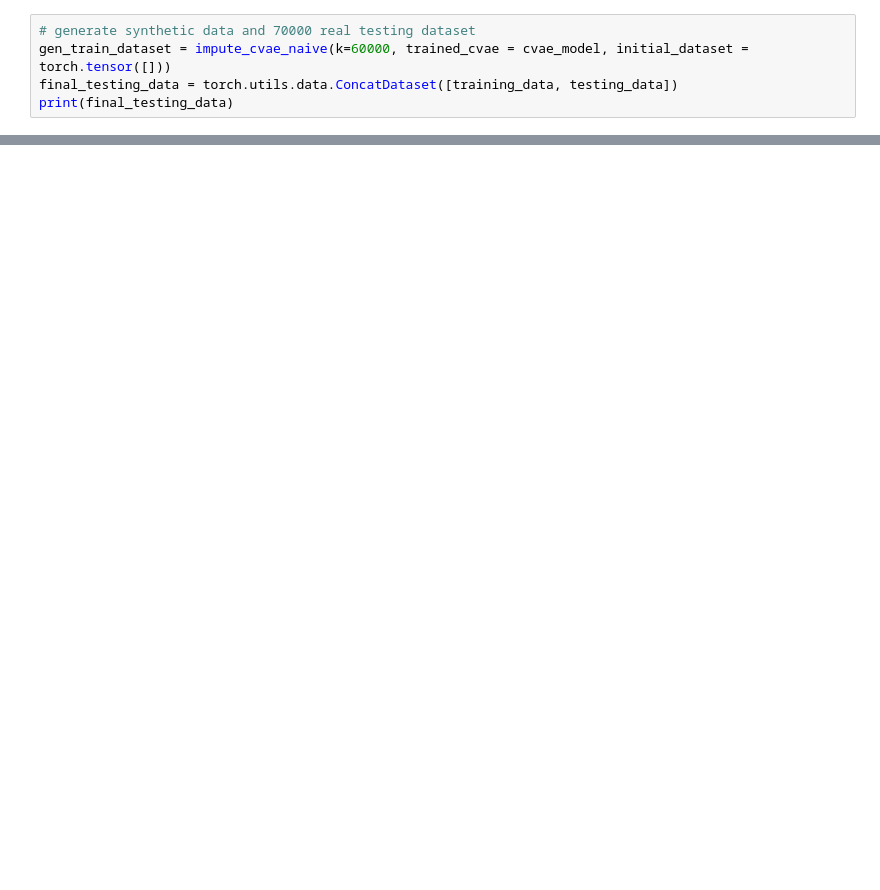
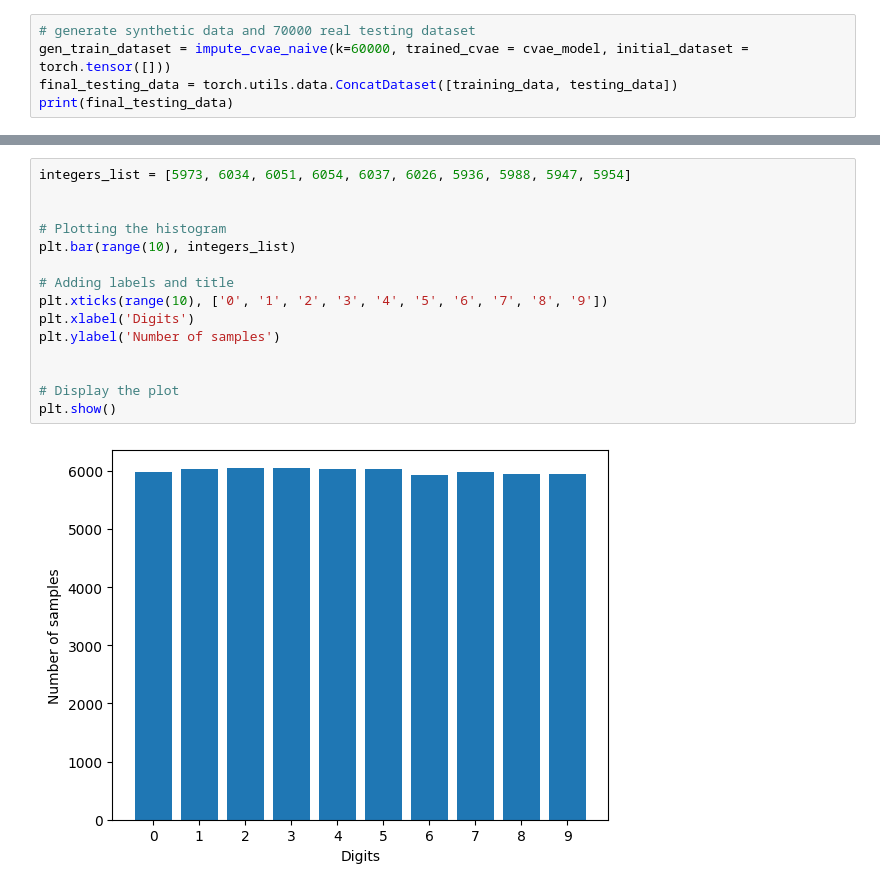
Before and after one commit to FederatedRP2024Delft/GenFL, a Jupyter notebook: src/jupyter_notebook/mnist_cvae.ipynb, the cells around one changed output, grey strips where cells are left out. Saved outputs shown, nothing was run; the diff lists cells and outputs as text; blank space fills up the shorter version.

```diff
--- a/src/jupyter_notebook/mnist_cvae.ipynb
+++ b/src/jupyter_notebook/mnist_cvae.ipynb
@@ -178,3 +170,20 @@ for epoch in tqdm(range(epochs)):
     print("CAS scores: ", cas_scores)
 
     # torch.save(classifier, model_path)
+# %%
+integers_list = [5973, 6034, 6051, 6054, 6037, 6026, 5936, 5988, 5947, 5954]
+
+
+# Plotting the histogram
+plt.bar(range(10), integers_list)
+
+# Adding labels and title
+plt.xticks(range(10), ['0', '1', '2', '3', '4', '5', '6', '7', '8', '9'])
+plt.xlabel('Digits')
+plt.ylabel('Number of samples')
+
+
+# Display the plot
+plt.show()
+# %% [output]
+[figure, added]
```
Also changed, not shown: parts of 6 cells of this notebook, 11 other files.
